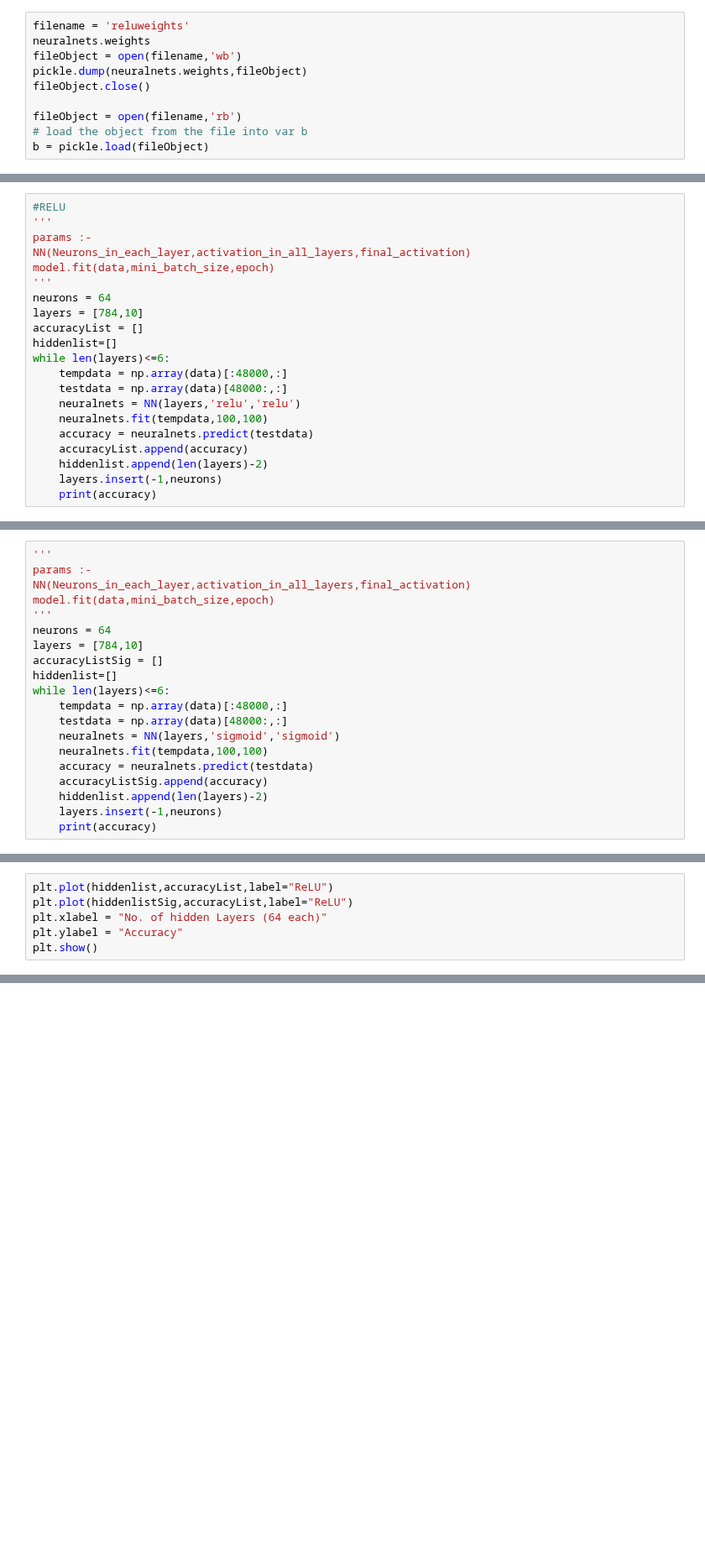
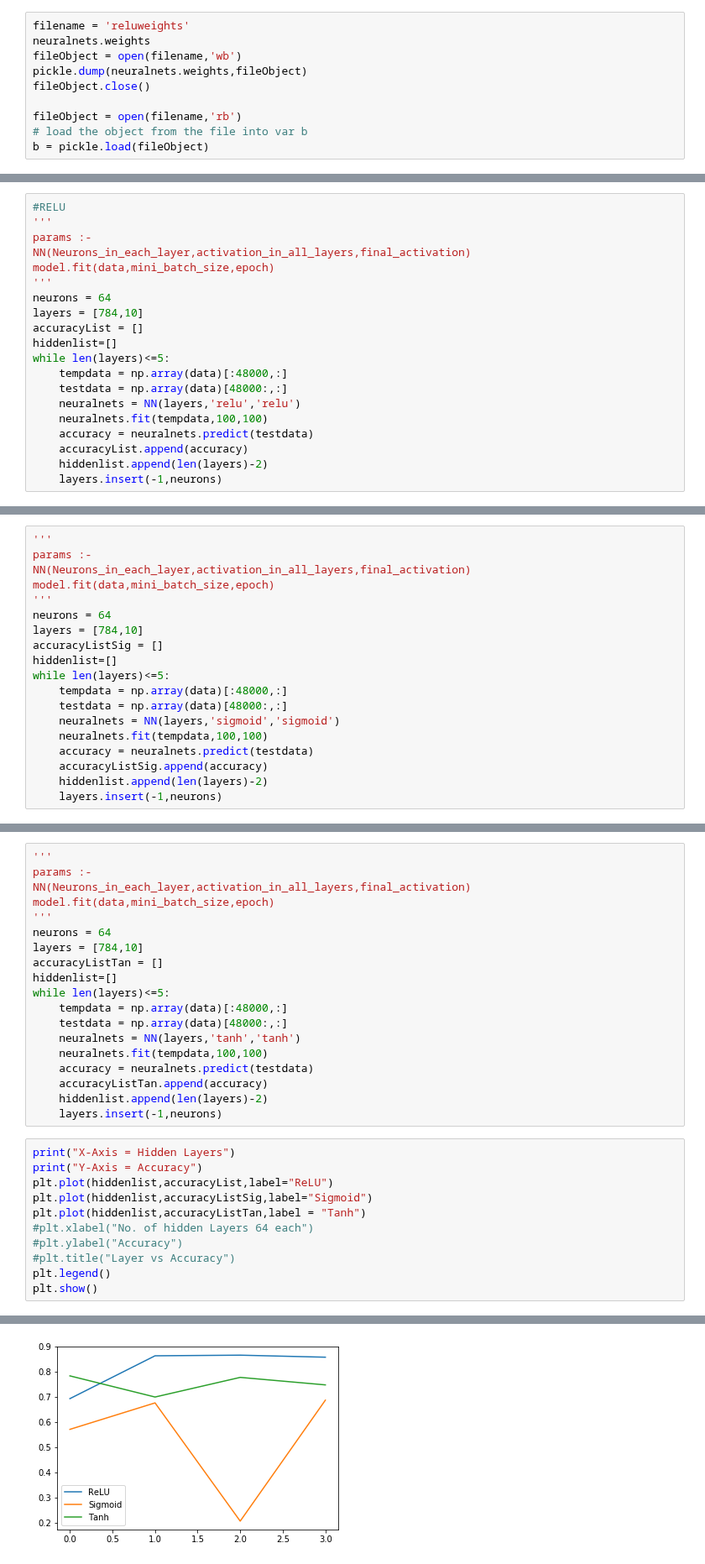
Before and after one commit to devloper13/DecisionTreeFromScratch, a Jupyter notebook: NeuralNetworks.ipynb, the cells around one changed output, grey strips where cells are left out. Shown at 84% size. Saved outputs shown, nothing was run; the diff lists cells and outputs as text; blank space fills up the shorter version.

Commit message:
Some issue with IPython .. can't generate labels...Report done..code done

```diff
--- a/NeuralNetworks.ipynb
+++ b/NeuralNetworks.ipynb
@@ -301,7 +319,7 @@ neurons = 64
 layers = [784,10]
 accuracyList = []
 hiddenlist=[]
-while len(layers)<=6:
+while len(layers)<=5:
     tempdata = np.array(data)[:48000,:]
     testdata = np.array(data)[48000:,:]
     neuralnets = NN(layers,'relu','relu')
@@ -310,4 +328,3 @@ while len(layers)<=6:
     accuracyList.append(accuracy)
     hiddenlist.append(len(layers)-2)
     layers.insert(-1,neurons)
-    print(accuracy)
@@ -339,7 +340,7 @@ neurons = 64
 layers = [784,10]
 accuracyListSig = []
 hiddenlist=[]
-while len(layers)<=6:
+while len(layers)<=5:
     tempdata = np.array(data)[:48000,:]
     testdata = np.array(data)[48000:,:]
     neuralnets = NN(layers,'sigmoid','sigmoid')
@@ -348,4 +349,3 @@ while len(layers)<=6:
     accuracyListSig.append(accuracy)
     hiddenlist.append(len(layers)-2)
     layers.insert(-1,neurons)
-    print(accuracy)
@@ -370,7 +354,31 @@ Epoch  90
+# %%
+'''
+params :-
+NN(Neurons_in_each_layer,activation_in_all_layers,final_activation)
+model.fit(data,mini_batch_size,epoch)
+'''
+neurons = 64
+layers = [784,10]
+accuracyListTan = []
+hiddenlist=[]
+while len(layers)<=5:
+    tempdata = np.array(data)[:48000,:]
+    testdata = np.array(data)[48000:,:]
+    neuralnets = NN(layers,'tanh','tanh')
+    neuralnets.fit(tempdata,100,100)
+    accuracy = neuralnets.predict(testdata)
+    accuracyListTan.append(accuracy)
+    hiddenlist.append(len(layers)-2)
+    layers.insert(-1,neurons)
 # %%
+print("X-Axis = Hidden Layers")
+print("Y-Axis = Accuracy")
 plt.plot(hiddenlist,accuracyList,label="ReLU")
-plt.plot(hiddenlistSig,accuracyList,label="ReLU")
-plt.xlabel = "No. of hidden Layers (64 each)"
-plt.ylabel = "Accuracy"
+plt.plot(hiddenlist,accuracyListSig,label="Sigmoid")
+plt.plot(hiddenlist,accuracyListTan,label = "Tanh")
+#plt.xlabel("No. of hidden Layers 64 each")
+#plt.ylabel("Accuracy")
+#plt.title("Layer vs Accuracy")
+plt.legend()
 plt.show()
 # %% [output]
@@ -377,0 +387 @@ NameError: name 'accuracyList' is not defined
+[figure, added]
```
Also changed, not shown: parts of 22 cells of this notebook.
